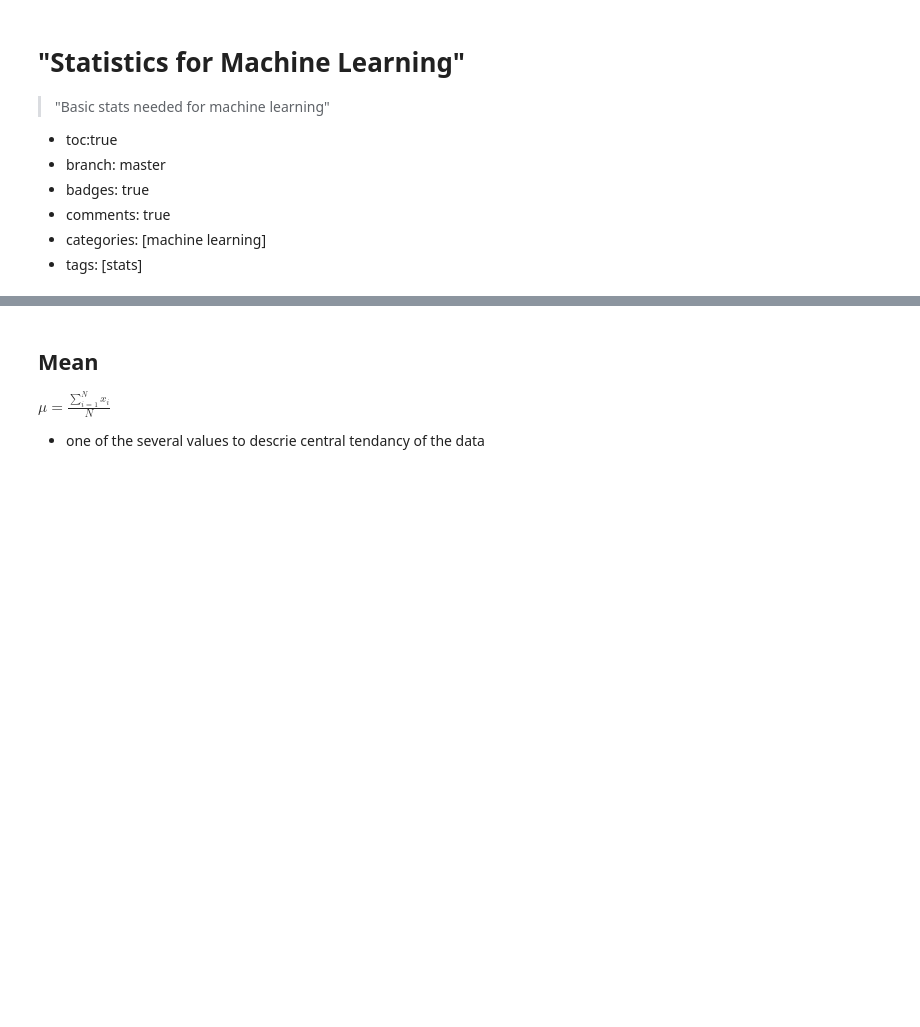
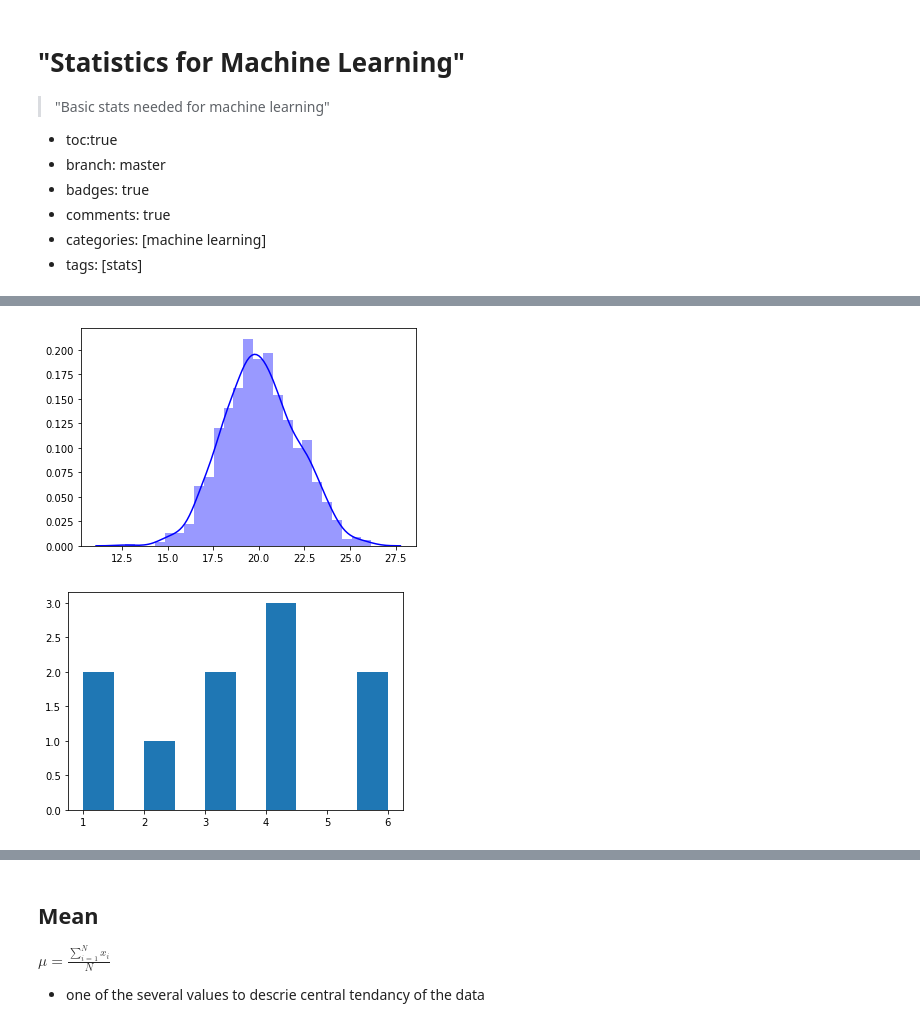
Before and after one commit to sudheer/blog, a Jupyter notebook: _notebooks/2020_05_02_Statistics.ipynb, the cells around one changed output, grey strips where cells are left out. Saved outputs shown, nothing was run; the diff lists cells and outputs as text; code cells hidden in the pictures; blank space fills up the shorter version.

```diff
--- a/_notebooks/2020_05_02_Statistics.ipynb
+++ b/_notebooks/2020_05_02_Statistics.ipynb
@@ -14,0 +20,16 @@ marks = [100,87,88,89,35,87,88,95,79,78,86,87]
+# %%
+# continous
+mu = 20
+sigma=2
+data_continous = numpy.random.normal(mu, sigma, 1000) # generate from 100 to 150 with 0.1 difference
+sns.distplot(data_continous, color="blue")
+plt.show()
+
+# discrete
+import numpy as np
+dice_rolls = [np.random.randint(1, 7) for _ in range(10)]
+plt.hist(dice_rolls)
+plt.show()
+# %% [output]
+[figure, added]
+[figure, added]
```
Also changed, not shown: parts of 41 cells of this notebook.
